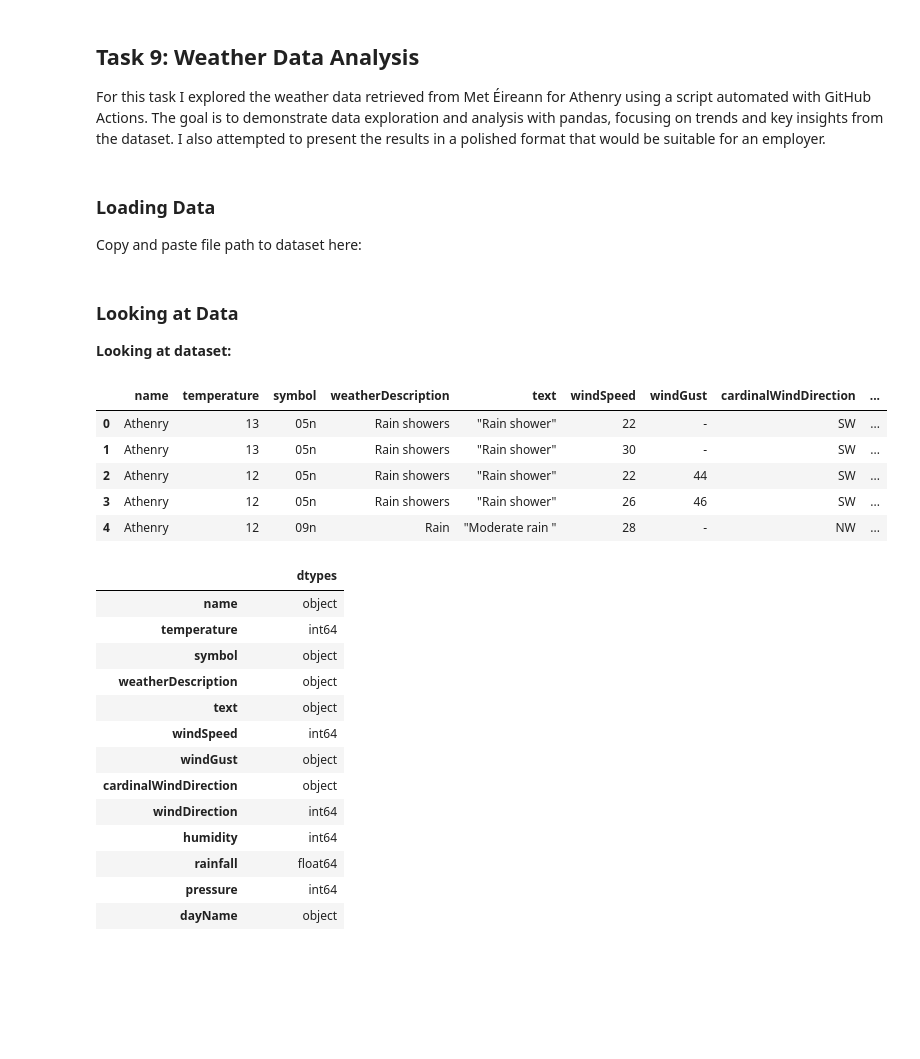
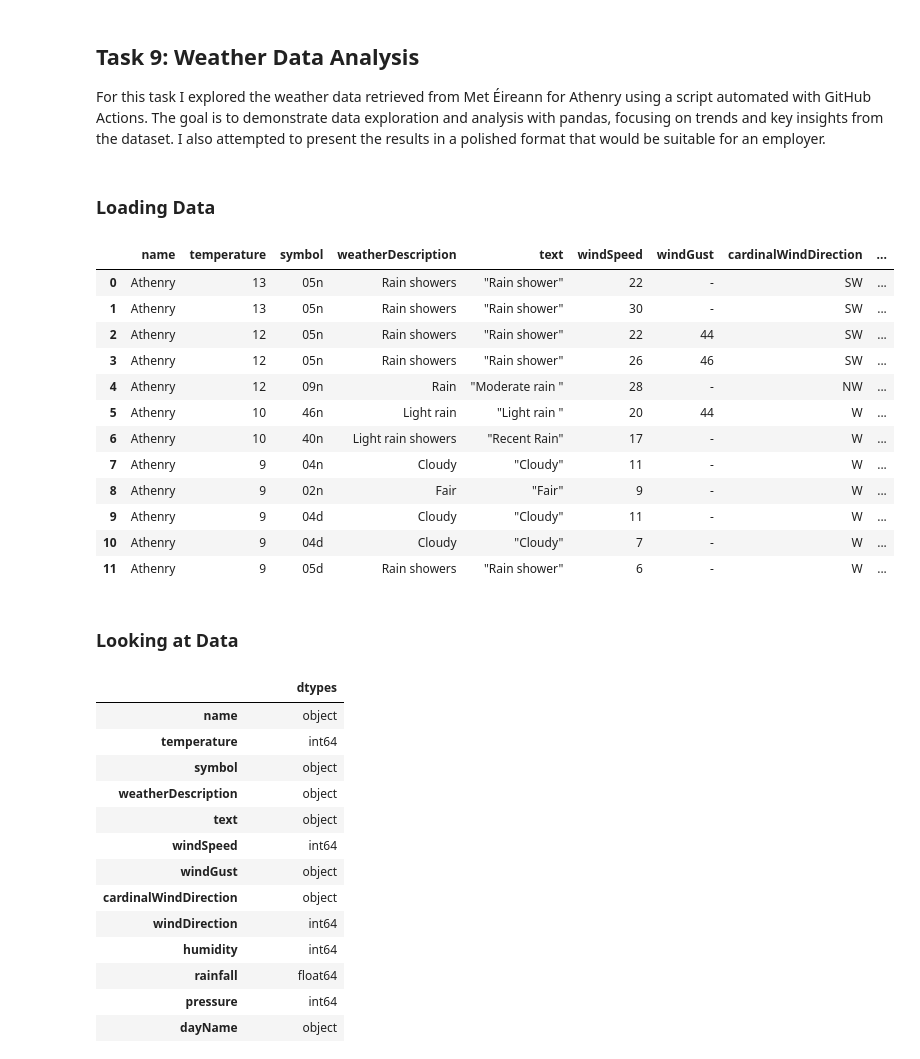
Before and after one commit to morgam7/computer_infrastructure, a Jupyter notebook: weather.ipynb, the cells around one changed output. Drawn from its saved outputs; the diff is of its cells as text; code cells hidden in the pictures; blank space fills up the shorter version.

```diff
--- a/weather.ipynb
+++ b/weather.ipynb
@@ -87,7 +224,3 @@ https://docs.github.com/en/actions/writing-workflows/choosing-what-your-workflow
 ## Task 9: Weather Data Analysis
 
 For this task I explored the weather data retrieved from Met Éireann for Athenry using a script automated with GitHub Actions. The goal is to demonstrate data exploration and analysis with pandas, focusing on trends and key insights from the dataset. I also attempted to present the results in a polished format that would be suitable for an employer.
-# %% [markdown]
-### Loading Data
-
-Copy and paste file path to dataset here:
@@ -96,19 +227,28 @@ data = 'data/weather/20241218_120632_athenry.json'
+# %% [markdown]
+### Loading Data
+# %%
+import pandas as pd
+import matplotlib.pyplot as plt
+import warnings
+
+df = pd.read_json('data/weather/20241218_120632_athenry.json')
+df
+# %% [output]
+|  | name | temperature | symbol | weatherDescription | text | windSpeed | windGust | cardinalWindDirection | ... |
+| 0 | Athenry | 13 | 05n | Rain showers | "Rain shower" | 22 | - | SW | ... |
+| 1 | Athenry | 13 | 05n | Rain showers | "Rain shower" | 30 | - | SW | ... |
+| 2 | Athenry | 12 | 05n | Rain showers | "Rain shower" | 22 | 44 | SW | ... |
+| 3 | Athenry | 12 | 05n | Rain showers | "Rain shower" | 26 | 46 | SW | ... |
+| 4 | Athenry | 12 | 09n | Rain | "Moderate rain " | 28 | - | NW | ... |
+| 5 | Athenry | 10 | 46n | Light rain | "Light rain " | 20 | 44 | W | ... |
+| 6 | Athenry | 10 | 40n | Light rain showers | "Recent Rain" | 17 | - | W | ... |
+| 7 | Athenry | 9 | 04n | Cloudy | "Cloudy" | 11 | - | W | ... |
+| 8 | Athenry | 9 | 02n | Fair | "Fair" | 9 | - | W | ... |
+| 9 | Athenry | 9 | 04d | Cloudy | "Cloudy" | 11 | - | W | ... |
+| 10 | Athenry | 9 | 04d | Cloudy | "Cloudy" | 7 | - | W | ... |
+| 11 | Athenry | 9 | 05d | Rain showers | "Rain shower" | 6 | - | W | ... |
 # %% [markdown]
 ### Looking at Data
-
-**Looking at dataset:**
-# %%
-import pandas as pd
-
-df = pd.read_json(data)
-df.head(5)
-# %% [output]
-|  | name | temperature | symbol | weatherDescription | text | windSpeed | windGust | cardinalWindDirection | ... |
-| 0 | Athenry | 13 | 05n | Rain showers | "Rain shower" | 22 | - | SW | ... |
-| 1 | Athenry | 13 | 05n | Rain showers | "Rain shower" | 30 | - | SW | ... |
-| 2 | Athenry | 12 | 05n | Rain showers | "Rain shower" | 22 | 44 | SW | ... |
-| 3 | Athenry | 12 | 05n | Rain showers | "Rain shower" | 26 | 46 | SW | ... |
-| 4 | Athenry | 12 | 09n | Rain | "Moderate rain " | 28 | - | NW | ... |
 # %%
 dtypes_df = pd.DataFrame(df.dtypes, columns=["dtypes"])
 dtypes_df.style.background_gradient()
```
Also changed, not shown: parts of 18 cells of this notebook, 1 other file.
